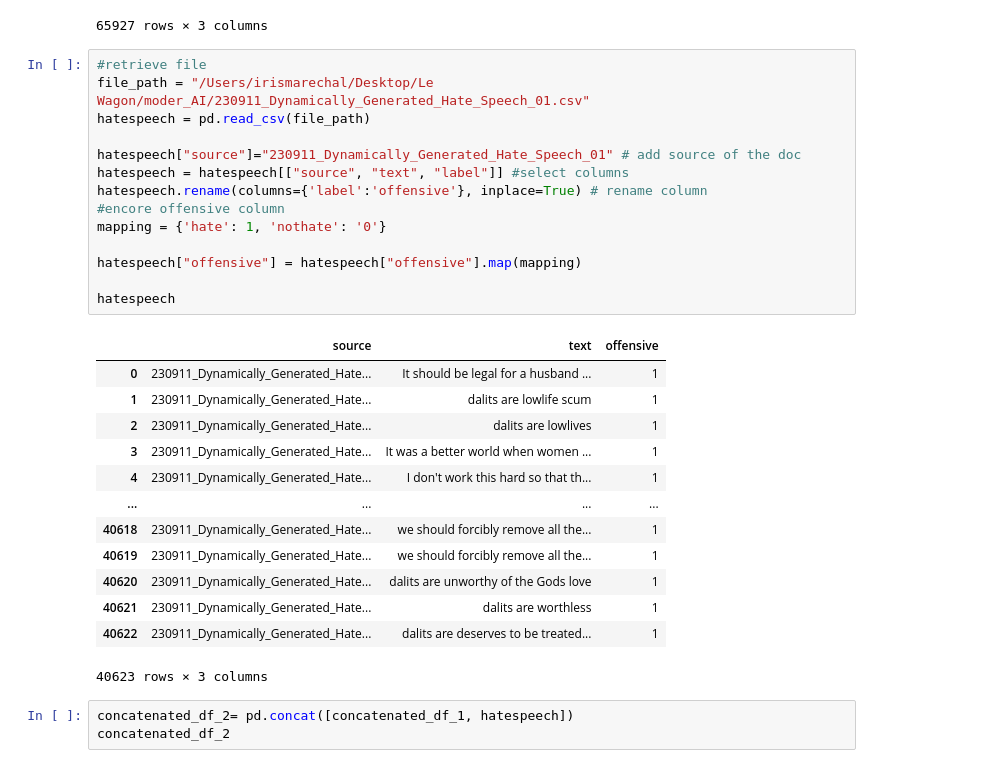
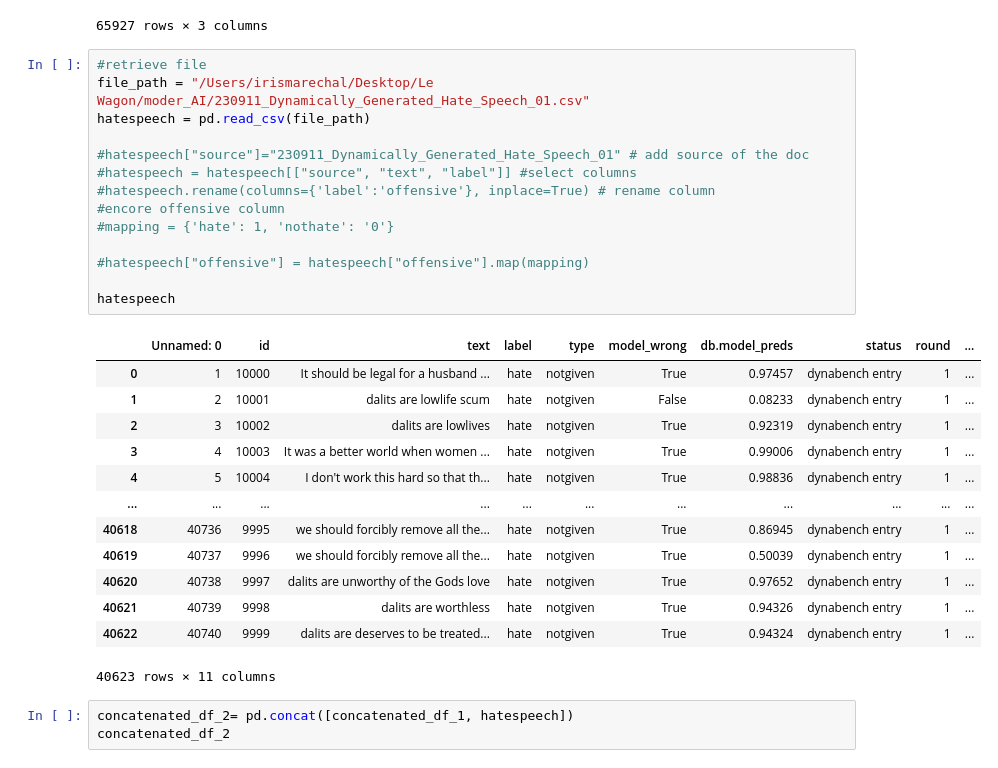
Before and after one commit to irismarechal1997/moder_ia, a Jupyter notebook: notebook/Iris Notebook.ipynb, the cells around one changed output. Drawn from its saved outputs; the diff is of its cells as text.

```diff
--- a/notebook/Iris Notebook.ipynb
+++ b/notebook/Iris Notebook.ipynb
@@ -241,31 +241,31 @@ concatenated_df_1
 # %%
 #retrieve file
 file_path = "/Users/irismarechal/Desktop/Le Wagon/moder_AI/230911_Dynamically_Generated_Hate_Speech_01.csv"
 hatespeech = pd.read_csv(file_path)
 
-hatespeech["source"]="230911_Dynamically_Generated_Hate_Speech_01" # add source of the doc
-hatespeech = hatespeech[["source", "text", "label"]] #select columns
-hatespeech.rename(columns={'label':'offensive'}, inplace=True) # rename column
+#hatespeech["source"]="230911_Dynamically_Generated_Hate_Speech_01" # add source of the doc
+#hatespeech = hatespeech[["source", "text", "label"]] #select columns
+#hatespeech.rename(columns={'label':'offensive'}, inplace=True) # rename column
 #encore offensive column
-mapping = {'hate': 1, 'nothate': '0'}
+#mapping = {'hate': 1, 'nothate': '0'}
 
-hatespeech["offensive"] = hatespeech["offensive"].map(mapping)
+#hatespeech["offensive"] = hatespeech["offensive"].map(mapping)
 
 hatespeech
 # %% [output]
-|  | source | text | offensive |
-| 0 | 230911_Dynamically_Generated_Hate... | It should be legal for a husband ... | 1 |
-| 1 | 230911_Dynamically_Generated_Hate... | dalits are lowlife scum | 1 |
-| 2 | 230911_Dynamically_Generated_Hate... | dalits are lowlives | 1 |
-| 3 | 230911_Dynamically_Generated_Hate... | It was a better world when women ... | 1 |
-| 4 | 230911_Dynamically_Generated_Hate... | I don't work this hard so that th... | 1 |
-| ... | ... | ... | ... |
-| 40618 | 230911_Dynamically_Generated_Hate... | we should forcibly remove all the... | 1 |
-| 40619 | 230911_Dynamically_Generated_Hate... | we should forcibly remove all the... | 1 |
-| 40620 | 230911_Dynamically_Generated_Hate... | dalits are unworthy of the Gods love | 1 |
-| 40621 | 230911_Dynamically_Generated_Hate... | dalits are worthless | 1 |
-| 40622 | 230911_Dynamically_Generated_Hate... | dalits are deserves to be treated... | 1 |
+|  | Unnamed: 0 | id | text | label | type | model_wrong | db.model_preds | status | round | ... |
+| 0 | 1 | 10000 | It should be legal for a husband ... | hate | notgiven | True | 0.97457 | dynabench entry | 1 | ... |
+| 1 | 2 | 10001 | dalits are lowlife scum | hate | notgiven | False | 0.08233 | dynabench entry | 1 | ... |
+| 2 | 3 | 10002 | dalits are lowlives | hate | notgiven | True | 0.92319 | dynabench entry | 1 | ... |
+| 3 | 4 | 10003 | It was a better world when women ... | hate | notgiven | True | 0.99006 | dynabench entry | 1 | ... |
+| 4 | 5 | 10004 | I don't work this hard so that th... | hate | notgiven | True | 0.98836 | dynabench entry | 1 | ... |
+| ... | ... | ... | ... | ... | ... | ... | ... | ... | ... | ... |
+| 40618 | 40736 | 9995 | we should forcibly remove all the... | hate | notgiven | True | 0.86945 | dynabench entry | 1 | ... |
+| 40619 | 40737 | 9996 | we should forcibly remove all the... | hate | notgiven | True | 0.50039 | dynabench entry | 1 | ... |
+| 40620 | 40738 | 9997 | dalits are unworthy of the Gods love | hate | notgiven | True | 0.97652 | dynabench entry | 1 | ... |
+| 40621 | 40739 | 9998 | dalits are worthless | hate | notgiven | True | 0.94326 | dynabench entry | 1 | ... |
+| 40622 | 40740 | 9999 | dalits are deserves to be treated... | hate | notgiven | True | 0.94324 | dynabench entry | 1 | ... |
-40623 rows × 3 columns
+40623 rows × 11 columns
 # %%
 concatenated_df_2= pd.concat([concatenated_df_1, hatespeech])
 concatenated_df_2
```
Also changed, not shown: parts of 13 cells of this notebook, 5 other files.
